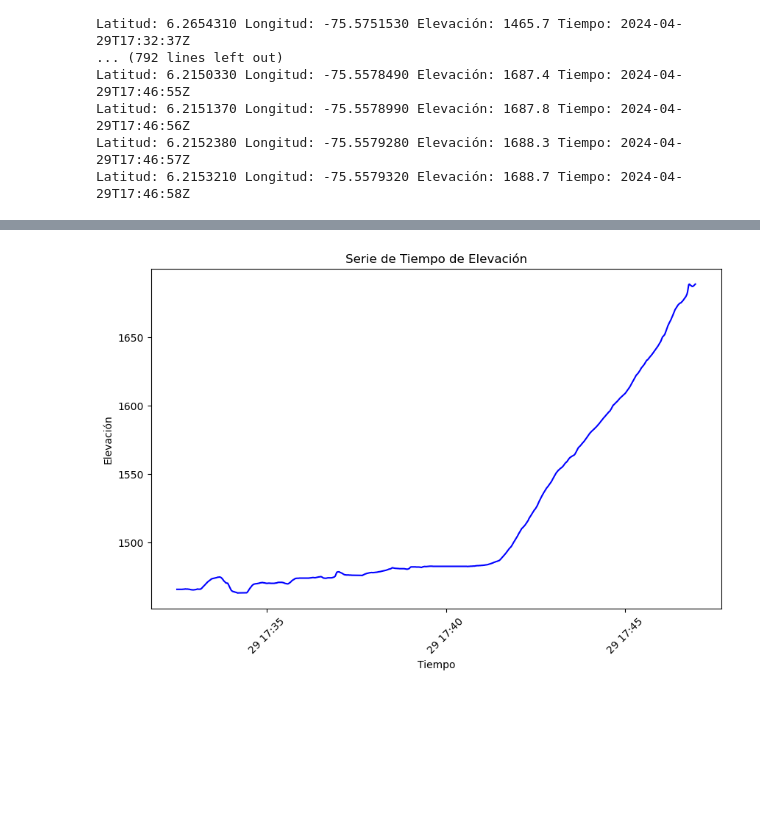
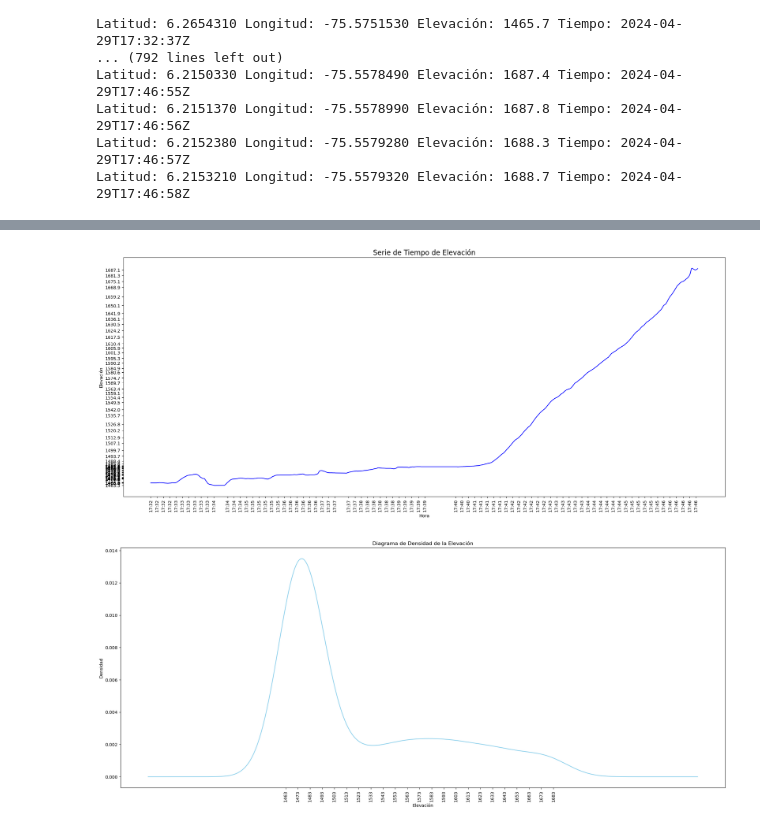
Before and after one commit to Leostark95/Proyecto_MOPRECE, a Jupyter notebook: Strava.ipynb, the cells around one changed output, grey strips where cells are left out. Drawn from its saved outputs; the diff is of its cells as text; code cells hidden in the pictures; blank space fills up the shorter version.

```diff
--- a/Strava.ipynb
+++ b/Strava.ipynb
@@ -108,0 +101,5 @@ df['tiempo'] = pd.to_datetime(df['tiempo'], format='%Y-%m-%dT%H:%M:%SZ')
+# %%
+df = pd.merge(df, df_velocidad[['conteo', 'Leg_Length', 'Leg_Speed']], on='conteo', how='left')
+# %%
+import re
+df['Leg_Speed'] = df['Leg_Speed'].str.extract('(\d+)')
@@ -108,0 +111,5 @@ df['tiempo'] = pd.to_datetime(df['tiempo'], format='%Y-%m-%dT%H:%M:%SZ')
+# %%
+df = df.dropna()
+# %%
+df['Leg_Length'] = df['Leg_Length'].astype(int)
+df['Leg_Speed'] = df['Leg_Speed'].astype(float)
@@ -135,15 +154,42 @@ df.describe()
 # %%
 df.set_index('tiempo', inplace=True)
 serie_tiempo = df['elevacion']
+# %%
+import matplotlib.pyplot as plt
+import pandas as pd
+
+# Suponiendo que serie_tiempo es tu serie de tiempo
+# Asegúrate de que el índice sea de tipo datetime
+serie_tiempo.index = pd.to_datetime(serie_tiempo.index)
+
+# Obtener los índices y valores de la serie de tiempo
+indices = serie_tiempo.index
+valores = serie_tiempo.values
+
+# Obtener los índices y valores cada 10 elementos
+indices_10 = indices[::10]
+valores_10 = valores[::10]
+
+# Formatear los índices para mostrar solo la hora
+indices_formatted = indices.strftime('%H:%M')
+
+plt.figure(figsize=(25, 10))
+plt.plot(indices, valores, color='blue')
+plt.title('Serie de Tiempo de Elevación', fontsize=16)
+plt.xlabel('Hora', fontsize=10)
+plt.ylabel('Elevación', fontsize=10)
+plt.xticks(indices_10, labels=indices_formatted[::10], rotation=90, fontsize=10)
+plt.yticks(valores_10, fontsize=10)
+plt.show()
+# %% [output]
+[figure, added]
 # %%
-import matplotlib.pyplot as plt
-
-plt.figure(figsize=(10, 6))
-plt.plot(serie_tiempo.index, serie_tiempo.values, color='blue')
-plt.title('Serie de Tiempo de Elevación')
-plt.xlabel('Tiempo')
-plt.ylabel('Elevación')
-plt.xticks(rotation=45)
+plt.figure(figsize=(25, 10))
+df['elevacion'].plot.density(color='skyblue')
+plt.title('Diagrama de Densidad de la Elevación')
+plt.xlabel('Elevación')
+plt.ylabel('Densidad')
+plt.xticks(rotation=90, ticks=range(int(df['elevacion'].min()), int(df['elevacion'].max()) + 1, 10))
 plt.show()
 # %% [output]
-[figure, old version]
+[figure, new version]
```
Also changed, not shown: parts of 17 cells of this notebook.
